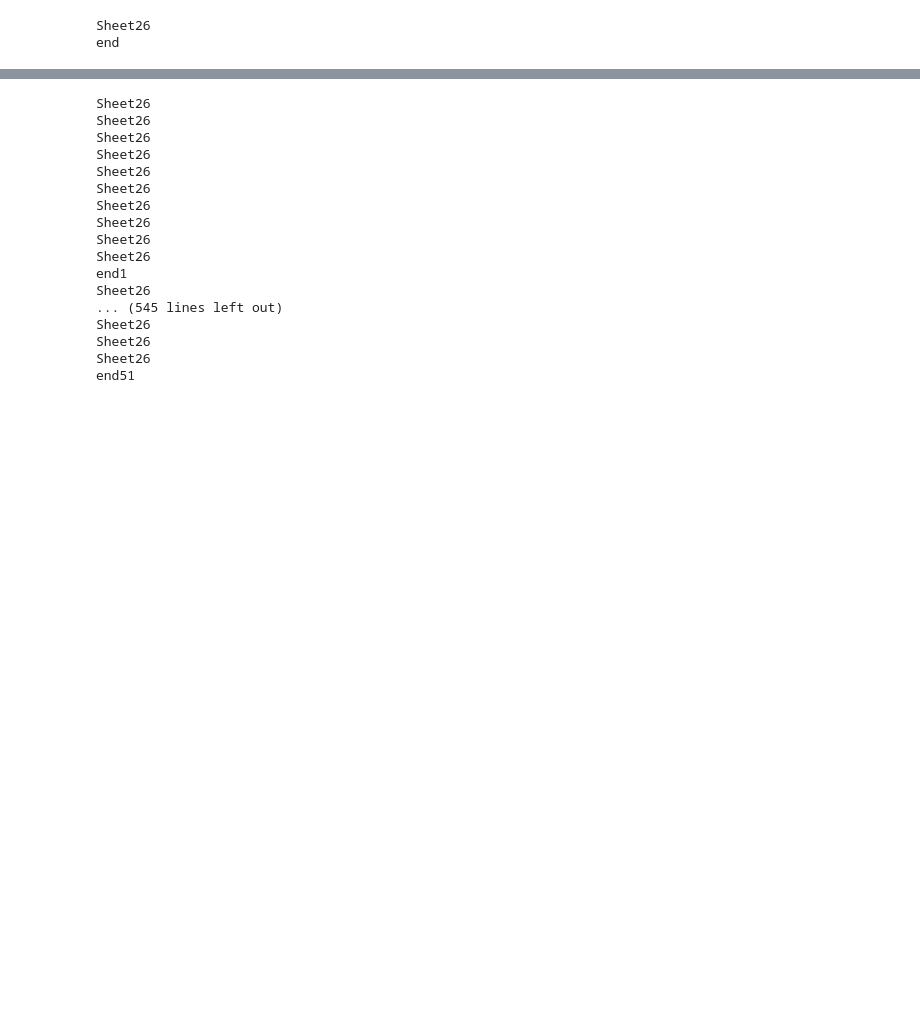
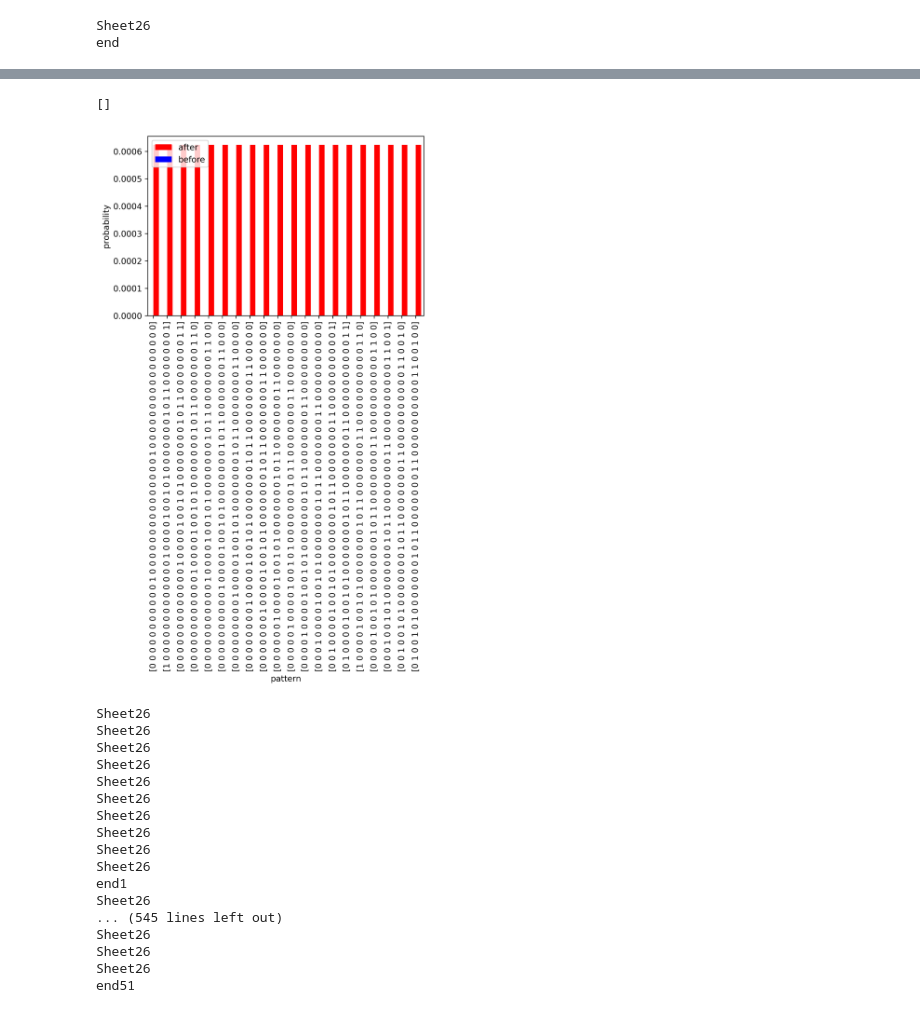
Before and after one commit to kitada4010/sbc, a Jupyter notebook: python/jupyter/Untitled23.ipynb, the cells around one changed output, grey strips where cells are left out. Cells and saved outputs as stored; diff of their text form; code cells hidden in the pictures; blank space fills up the shorter version.

```diff
--- a/python/jupyter/Untitled23.ipynb
+++ b/python/jupyter/Untitled23.ipynb
@@ -60,3 +97,27 @@ end
+# %%
+#   print(print_pattern)
+#グラフ出力
+#パターンの確率比較
+fig = plt.figure(dpi=600)
+ax = fig.gca()
+x = np.arange(len(print_pattern))
+w = 0.4
+#max_print = 20
+
+plt.bar(x+w, print_probability1, width=w, color="red", label="after")
+plt.bar(x, print_probability2, width=w, color="blue", label="before")
+plt.xlim(-(w/2), max_print-(w/2))
+plt.xlabel("pattern")
+plt.ylabel("probability")
+plt.xticks(x + w/2, print_pattern)
+ax.set_xticklabels(print_pattern, rotation=90)
+plt.legend()
+plt.plot()
+#plt.savefig(str(time_leng) + "-" + str(pattern_leng) + ".png", bbox_inches='tight')
+#plt.close()
+# %% [output]
+[]
+[figure, added]
 # %%
 # Kullback-Divergence の計算
 #引数一覧
```
Also changed, not shown: parts of 1 cell of this notebook, 7 other files.
